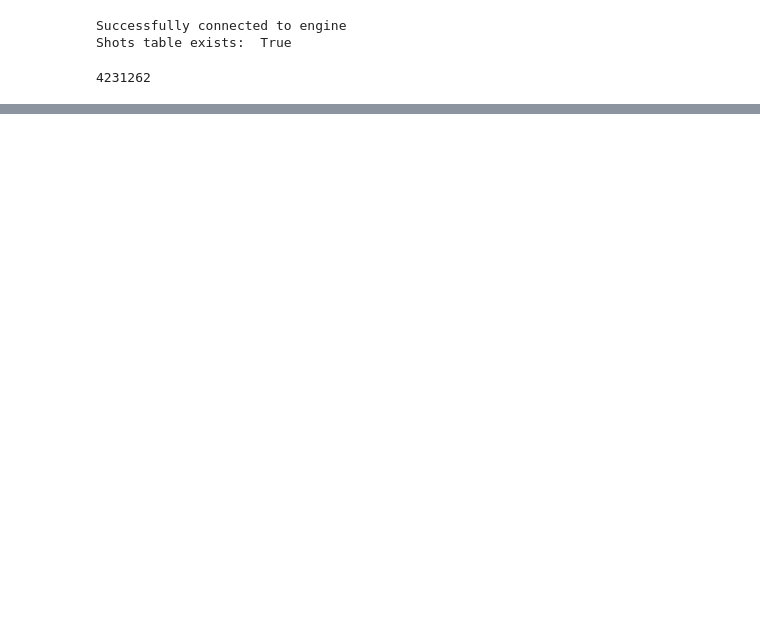
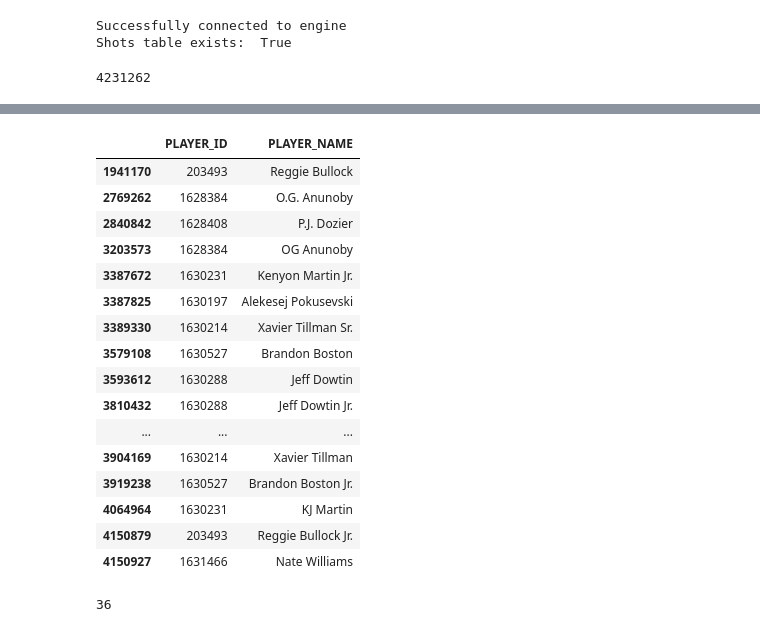
Before and after one commit to lukamircetic/nba-shots, a Jupyter notebook: data-pipeline/Ingest.ipynb, the cells around one changed output, grey strips where cells are left out. Saved outputs shown, nothing was run; the diff lists cells and outputs as text; code cells hidden in the pictures; blank space fills up the shorter version.

```diff
--- a/data-pipeline/Ingest.ipynb
+++ b/data-pipeline/Ingest.ipynb
@@ -104,0 +141,24 @@ unique_pos
+# %%
+b
+# %% [output]
+|  | PLAYER_ID | PLAYER_NAME |
+| 1941170 | 203493 | Reggie Bullock |
+| 2769262 | 1628384 | O.G. Anunoby |
+| 2840842 | 1628408 | P.J. Dozier |
+| 3203573 | 1628384 | OG Anunoby |
+| 3387672 | 1630231 | Kenyon Martin Jr. |
+| 3387825 | 1630197 | Alekesej Pokusevski |
+| 3389330 | 1630214 | Xavier Tillman Sr. |
+| 3579108 | 1630527 | Brandon Boston |
+| 3593612 | 1630288 | Jeff Dowtin |
+| 3810432 | 1630288 | Jeff Dowtin Jr. |
+| ... | ... | ... |
+| 3904169 | 1630214 | Xavier Tillman |
+| 3919238 | 1630527 | Brandon Boston Jr. |
+| 4064964 | 1630231 | KJ Martin |
+| 4150879 | 203493 | Reggie Bullock Jr. |
+| 4150927 | 1631466 | Nate Williams |
+# %%
+len(unique_teams)
+# %% [output]
+36
```
Also changed, not shown: parts of 16 cells of this notebook, 4 other files.
